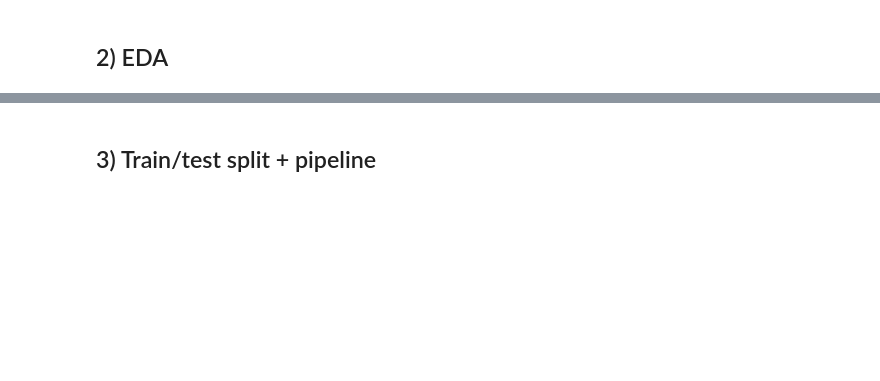
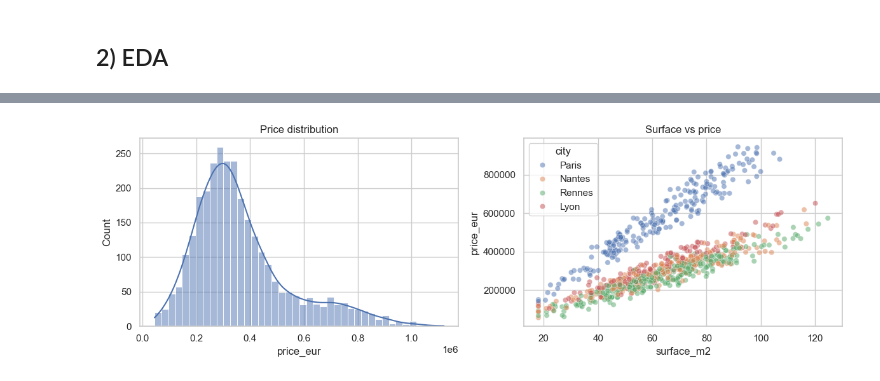
Before and after one commit to Brainfeed-1996/advanced-ml-mastery-collection, a Jupyter notebook: core/01-Linear-Regression-Housing.ipynb, the cells around one changed output, grey strips where cells are left out. Drawn from its saved outputs; the diff is of its cells as text; code cells hidden in the pictures; blank space fills up the shorter version.

```diff
--- a/core/01-Linear-Regression-Housing.ipynb
+++ b/core/01-Linear-Regression-Housing.ipynb
@@ -10,11 +8,9 @@ import pandas as pd
 import matplotlib.pyplot as plt
 import seaborn as sns
 from sklearn.model_selection import train_test_split
+from sklearn.compose import ColumnTransformer
 from sklearn.preprocessing import OneHotEncoder
-from sklearn.compose import ColumnTransformer
 from sklearn.pipeline import Pipeline
 from sklearn.linear_model import Ridge
 from sklearn.metrics import mean_absolute_error, mean_squared_error, r2_score
-
-np.random.seed(42)
-sns.set_theme(style='whitegrid')
+np.random.seed(42); sns.set_theme(style='whitegrid')
@@ -64,9 +58,7 @@ df.describe(include='all').T
 # %%
 fig, ax = plt.subplots(1,2, figsize=(12,4))
-sns.histplot(df['price_eur'], kde=True, ax=ax[0])
-ax[0].set_title('Price distribution')
-sns.scatterplot(data=df.sample(800, random_state=1), x='surface_m2', y='price_eur', hue='city', alpha=0.55, ax=ax[1])
-ax[1].set_title('Surface vs Price (sample)')
+sns.histplot(df['price_eur'], kde=True, ax=ax[0]); ax[0].set_title('Price distribution')
+sns.scatterplot(data=df.sample(900, random_state=1), x='surface_m2', y='price_eur', hue='city', alpha=0.5, ax=ax[1]); ax[1].set_title('Surface vs price')
 plt.tight_layout(); plt.show()
+# %% [output]
+[figure, added]
-# %% [markdown]
-## 3) Train/test split + pipeline
```
Also changed, not shown: parts of 17 cells of this notebook, 2 other files.
